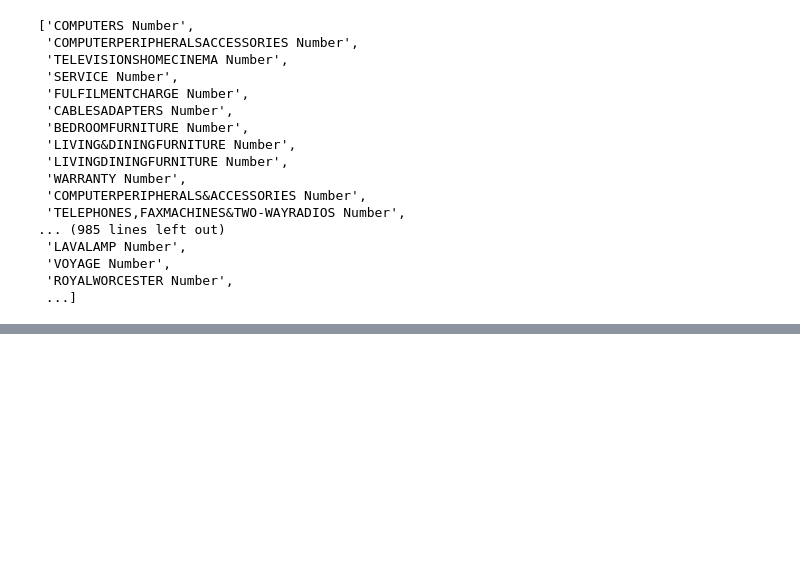
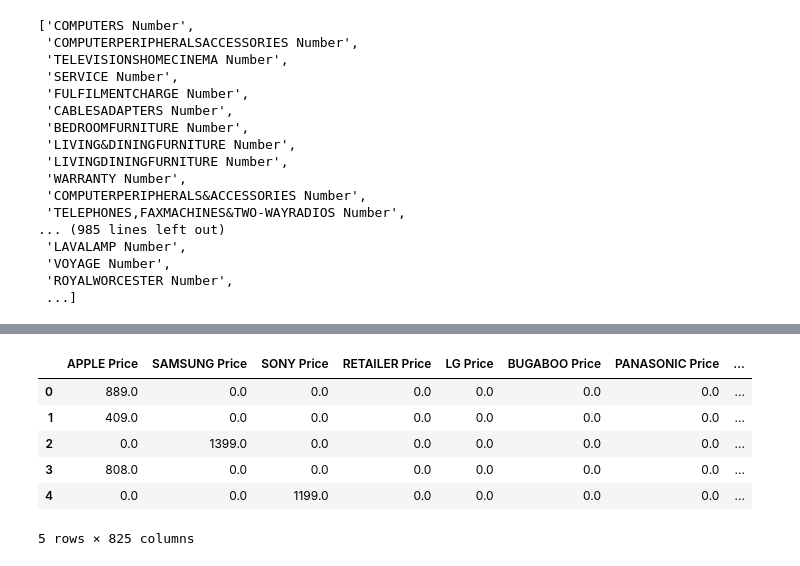
Before and after one commit to alimrrc/Machine-Learning-272-, a Jupyter notebook: Data Treatment.ipynb, the cells around one changed output, grey strips where cells are left out. Drawn from its saved outputs; the diff is of its cells as text; code cells hidden in the pictures; blank space fills up the shorter version.

Commit message:
Add files via upload
Final Dataframe treated <3

```diff
--- a/Data Treatment.ipynb
+++ b/Data Treatment.ipynb
@@ -113,25 +99,25 @@ for i, row in feature_df['item'].iterrows():
     price_item[i] = {}
 
     for item in unique_values['item']:
-        count_item[i][item] = 0
-        price_item[i][item] = 0
+        count_item[i][f'{item} Number'] = 0
+        price_item[i][f'{item} Price'] = 0
 
     for index, val in row.iteritems():
         if val != '':
             i_th = re.sub("[^0-9]", "", index)
-            count_item[i][val] += float(feature_df['purchas'][f'Nbr_of_prod_purchas{i_th}'][i])
-            price_item[i][val] += float(feature_df['price'][f'cash_price{i_th}'][i])
+            count_item[i][f'{val} Number'] += float(feature_df['purchas'][f'Nbr_of_prod_purchas{i_th}'][i])
+            price_item[i][f'{val} Price'] += float(feature_df['price'][f'cash_price{i_th}'][i])
 # %%
 for i, row in feature_df['make'].iterrows():
     count_make[i] = {}
     price_make[i] = {}
 
     for make in unique_values['make']:
-        count_make[i][make] = 0
-        price_make[i][make] = 0
+        count_make[i][f'{make} Number'] = 0
+        price_make[i][f'{make} Price'] = 0
 
     for index, val in row.iteritems():
         if val != '':
             i_th = re.sub("[^0-9]", "", index)
-            count_make[i][val] += float(feature_df['purchas'][f'Nbr_of_prod_purchas{i_th}'][i])
-            price_make[i][val] += float(feature_df['price'][f'cash_price{i_th}'][i])
+            count_make[i][f'{val} Number'] += float(feature_df['purchas'][f'Nbr_of_prod_purchas{i_th}'][i])
+            price_make[i][f'{val} Price'] += float(feature_df['price'][f'cash_price{i_th}'][i])
@@ -137,0 +160,12 @@ for i, row in feature_df['make'].iterrows():
+# %%
+df_price_make = pd.DataFrame.from_dict(price_make, orient='index')
+
+df_price_make.head()
+# %% [output]
+|  | APPLE Price | SAMSUNG Price | SONY Price | RETAILER Price | LG Price | BUGABOO Price | PANASONIC Price | ... |
+| 0 | 889.0 | 0.0 | 0.0 | 0.0 | 0.0 | 0.0 | 0.0 | ... |
+| 1 | 409.0 | 0.0 | 0.0 | 0.0 | 0.0 | 0.0 | 0.0 | ... |
+| 2 | 0.0 | 1399.0 | 0.0 | 0.0 | 0.0 | 0.0 | 0.0 | ... |
+| 3 | 808.0 | 0.0 | 0.0 | 0.0 | 0.0 | 0.0 | 0.0 | ... |
+| 4 | 0.0 | 0.0 | 1199.0 | 0.0 | 0.0 | 0.0 | 0.0 | ... |
+5 rows × 825 columns
```
Also changed, not shown: parts of 5 cells of this notebook.
